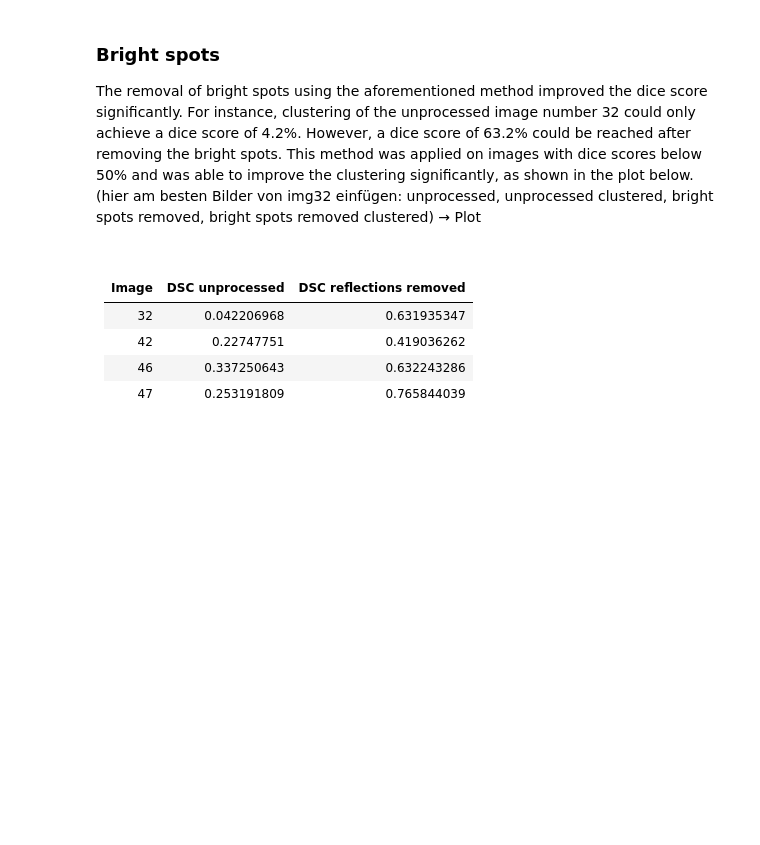
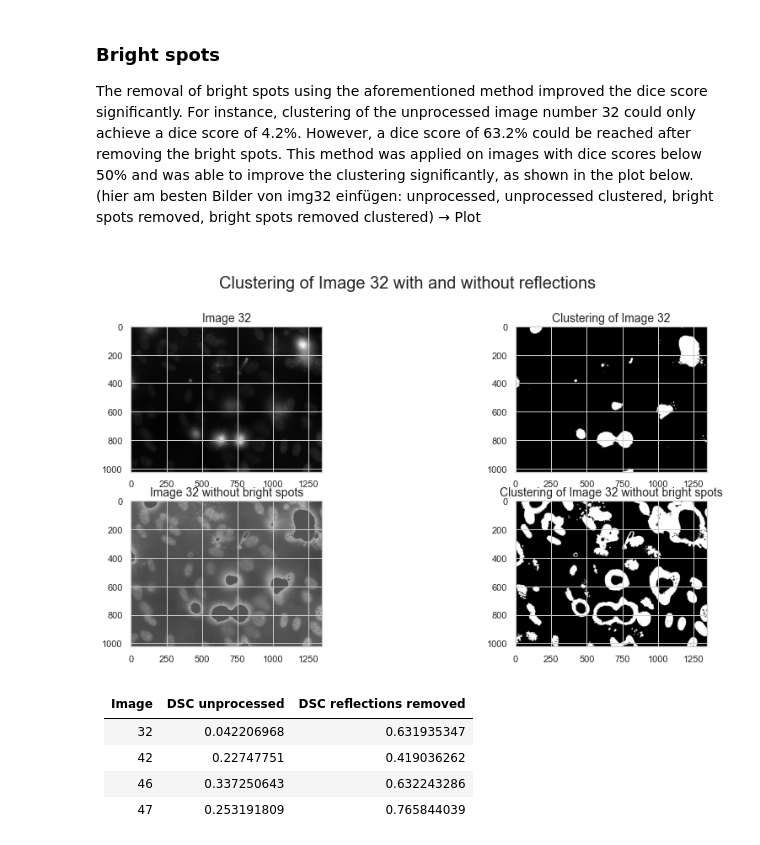
Before and after one commit to datascience-mobi-2022/2022-topic-01-team-05, a Jupyter notebook: cell_clustering/report.ipynb, the cells around one changed output. Cells and saved outputs as stored; diff of their text form; code cells hidden in the pictures; blank space fills up the shorter version.

```diff
--- a/cell_clustering/report.ipynb
+++ b/cell_clustering/report.ipynb
@@ -290,6 +293,10 @@ The removal of bright spots using the aforementioned method improved the dice sc
 → Plot
 <br>
 <br>
+# %%
+vs.load_reflections()
+# %% [output]
+[figure, added]
 # %% [markdown]
 | Image | DSC unprocessed | DSC reflections removed |
 |-------|-----------------|-------------------------|
```
Also changed, not shown: parts of 5 cells of this notebook, 2 other files.
